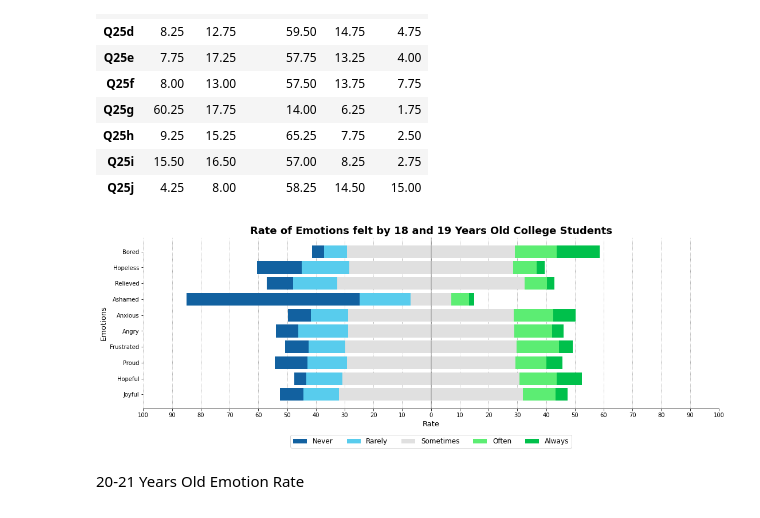
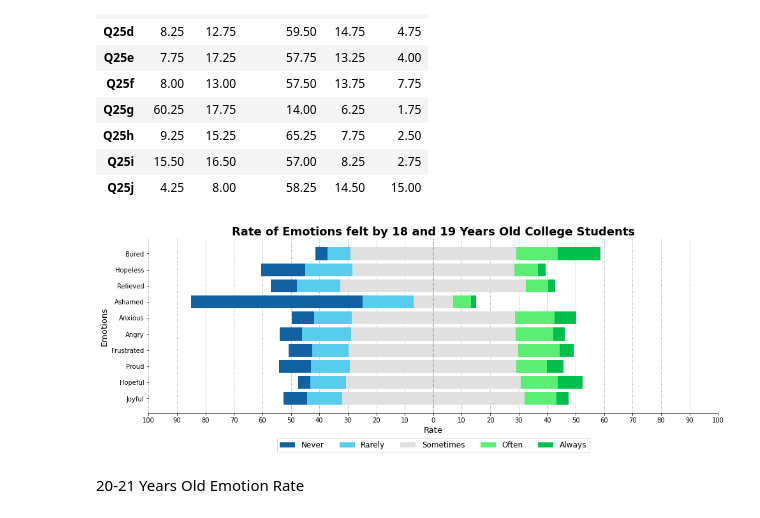
Before and after one commit to Jayres18/BAT404-Project, a Jupyter notebook: visualization.ipynb, the cells around one changed output. Cells and saved outputs as stored; diff of their text form; code cells hidden in the pictures.

```diff
--- a/visualization.ipynb
+++ b/visualization.ipynb
@@ -1905,0 +173,29 @@ plt.show()
+# %%
+#for aggregating the q25
+#returns new dataframe of aggregated q25 responses
+def aggregate_q25(df, **likert_scale):
+  q25_responses_dict = {}
+  df_columns = list(df.columns)
+  #print(df_columns)
+  #populates the dict with likert scale properties
+  for scale in likert_scale.values():
+    q25_responses_dict[scale] = []
+    #print(q25_responses_dict)
+
+  #accumulates each percentage of likert scale per question/emotion
+  for col in df_columns:
+    #print(col)
+    index = df[col].value_counts(normalize=True).index.astype('str') #contains index from the result of value_counts
+    values = df[col].value_counts(normalize=True).values #contains value from the result of value_counts
+    portions = [round(x*100, 2) for x in values] #multiply by 100 each values
+    #print(df[col].value_counts(normalize=True))
+    #print(index)
+    #print(portions)
+
+    #populates each scale
+    for key, val in zip(index, portions):
+      q25_responses_dict[likert_scale[key]].append(val)
+
+  #print(q25_responses_dict)
+
+  return pd.DataFrame(q25_responses_dict, index=df_columns)
@@ -1905,0 +371,8 @@ plt.show()
+# %%
+params_dict = {
+    'title': 'Emotions Rate felt by Natural and Life Science Students',
+}
+fig, ax = plt.subplots()
+fig.set_size_inches(18, 5.5, forward=True)
+
+diverging_stacked_plotter(ax, summary_natural_df, q25_scale_list, q25_labels, **params_dict)
@@ -2114,7 +589,7 @@ def diverging_stacked_plotter(ax, df, likert_scale, labels, **dict_params):
     stacks = ax.barh(labels, portion, left=starts, label=scale, color=color_in_use[index])
 
   #zero reference line
-  ax.axvline(0, linestyle='-', color='black', alpha=.25)
+  ax.axvline(0, linestyle='--', color='black', alpha=.25)
 
   #only in recent versions
   #ax.bar_label(p1, label_type='center')
@@ -2192,14 +667,13 @@ summary_18_19_df
 # %%
 params_dict = {
     'title': 'Rate of Emotions felt by 18 and 19 Years Old College Students',
 }
+
 fig, ax = plt.subplots()
-fig.set_size_inches(18, 5.5, forward=True)
-
+fig.set_size_inches(16, 5, forward=True)
 diverging_stacked_plotter(ax, summary_18_19_df, q25_scale_list, q25_labels, **params_dict)
-plt.savefig('emotion_rate_18_19.png', bbox_inches='tight', pad_inches=0.5)
 # %% [output]
-[figure, old version]
+[figure, new version]
 # %% [markdown]
 20-21 Years Old Emotion Rate
 # %%
```
Also changed, not shown: parts of 129 cells of this notebook.
